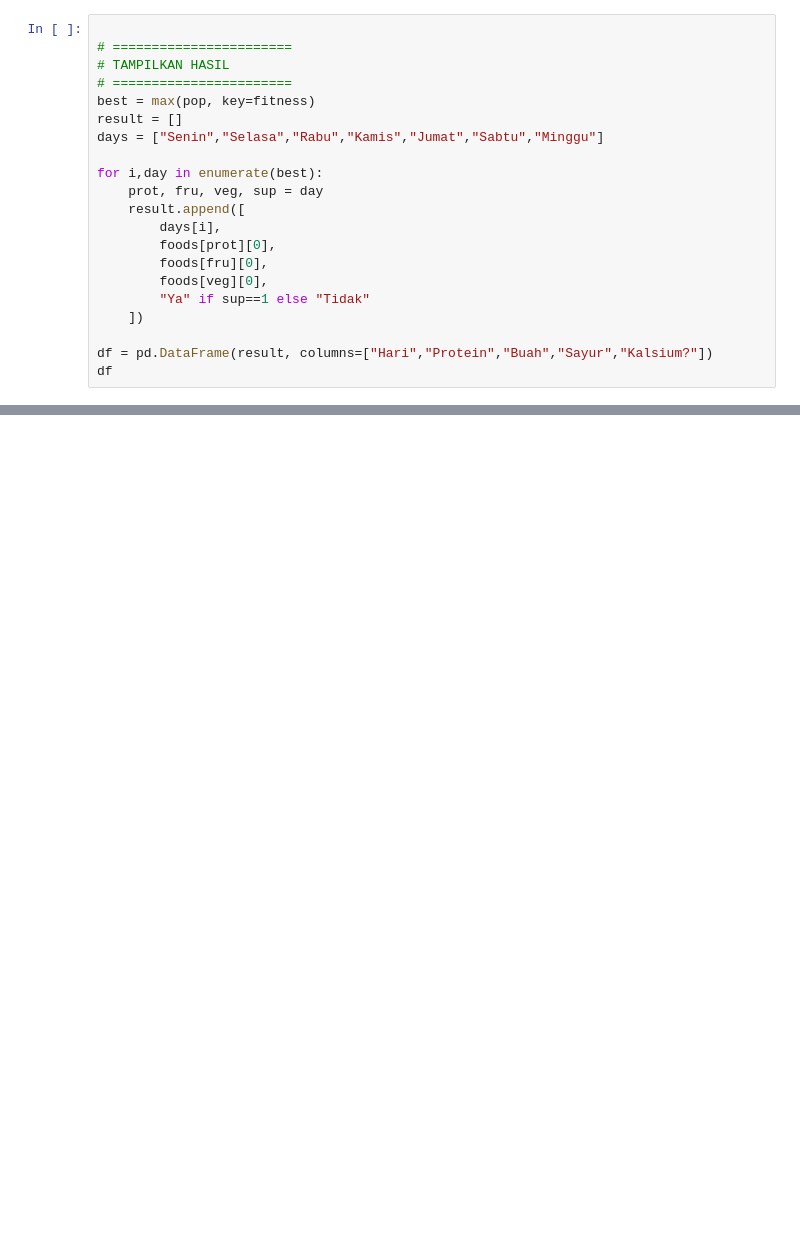
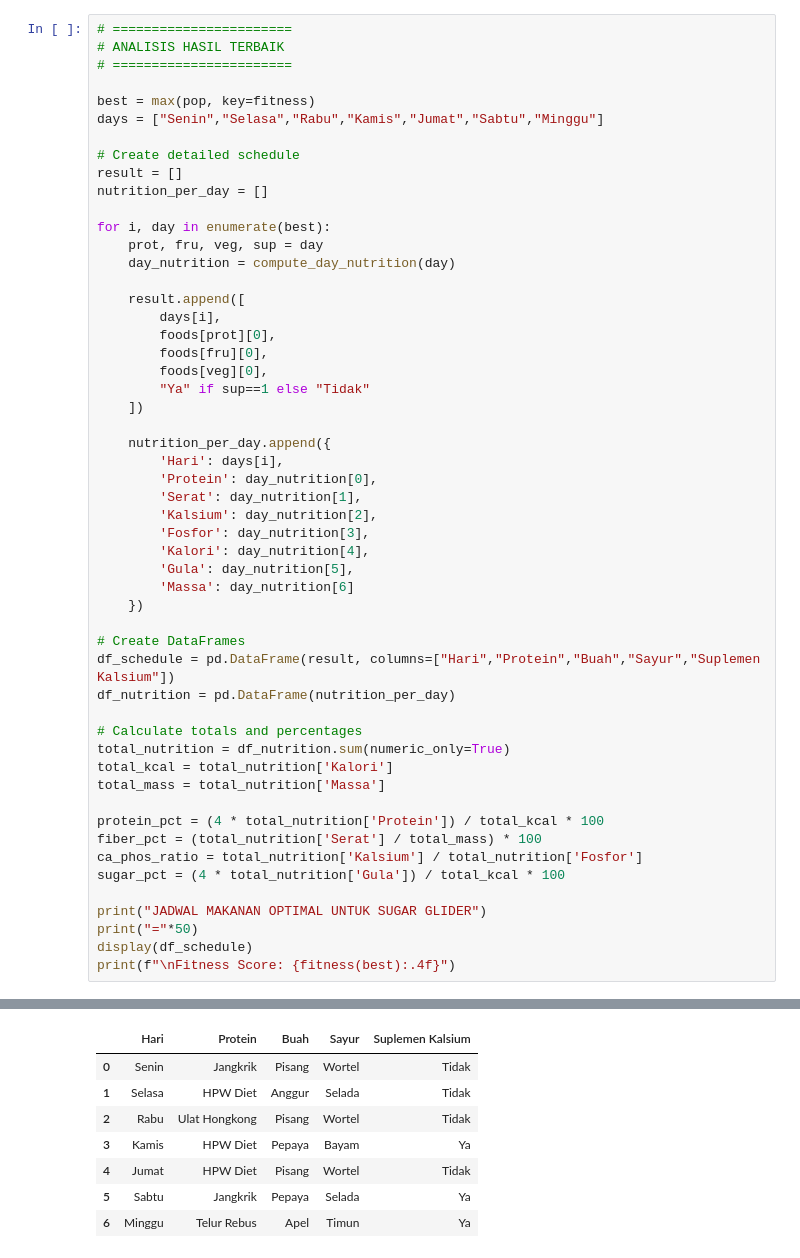
Before and after one commit to Vigian-AI/SugarGliderAlgen, a Jupyter notebook: PenjadwalanMakanSugarGlider.ipynb, the cells around one changed output, grey strips where cells are left out. Saved outputs shown, nothing was run; the diff lists cells and outputs as text; blank space fills up the shorter version.

```diff
--- a/PenjadwalanMakanSugarGlider.ipynb
+++ b/PenjadwalanMakanSugarGlider.ipynb
@@ -146,14 +356,19 @@ for _ in range(GEN):
 # %%
+# =======================
+# ANALISIS HASIL TERBAIK
+# =======================
 
-# =======================
-# TAMPILKAN HASIL
-# =======================
 best = max(pop, key=fitness)
-result = []
 days = ["Senin","Selasa","Rabu","Kamis","Jumat","Sabtu","Minggu"]
 
-for i,day in enumerate(best):
+# Create detailed schedule
+result = []
+nutrition_per_day = []
+
+for i, day in enumerate(best):
     prot, fru, veg, sup = day
+    day_nutrition = compute_day_nutrition(day)
+
     result.append([
         days[i],
         foods[prot][0],
@@ -162,5 +377,33 @@ for i,day in enumerate(best):
         "Ya" if sup==1 else "Tidak"
     ])
 
-df = pd.DataFrame(result, columns=["Hari","Protein","Buah","Sayur","Kalsium?"])
-df
+    nutrition_per_day.append({
+        'Hari': days[i],
+        'Protein': day_nutrition[0],
+        'Serat': day_nutrition[1],
+        'Kalsium': day_nutrition[2],
+        'Fosfor': day_nutrition[3],
+        'Kalori': day_nutrition[4],
+        'Gula': day_nutrition[5],
+        'Massa': day_nutrition[6]
+    })
+
+# Create DataFrames
+df_schedule = pd.DataFrame(result, columns=["Hari","Protein","Buah","Sayur","Suplemen Kalsium"])
+df_nutrition = pd.DataFrame(nutrition_per_day)
+
+# Calculate totals and percentages
+total_nutrition = df_nutrition.sum(numeric_only=True)
+total_kcal = total_nutrition['Kalori']
+total_mass = total_nutrition['Massa']
+
+protein_pct = (4 * total_nutrition['Protein']) / total_kcal * 100
+fiber_pct = (total_nutrition['Serat'] / total_mass) * 100
+ca_phos_ratio = total_nutrition['Kalsium'] / total_nutrition['Fosfor']
+sugar_pct = (4 * total_nutrition['Gula']) / total_kcal * 100
+
+print("JADWAL MAKANAN OPTIMAL UNTUK SUGAR GLIDER")
+print("="*50)
+display(df_schedule)
+print(f"\nFitness Score: {fitness(best):.4f}")
+# %% [output]
@@ -166,0 +412,8 @@ df
+|  | Hari | Protein | Buah | Sayur | Suplemen Kalsium |
+| 0 | Senin | Jangkrik | Pisang | Wortel | Tidak |
+| 1 | Selasa | HPW Diet | Anggur | Selada | Tidak |
+| 2 | Rabu | Ulat Hongkong | Pisang | Wortel | Tidak |
+| 3 | Kamis | HPW Diet | Pepaya | Bayam | Ya |
+| 4 | Jumat | HPW Diet | Pisang | Wortel | Tidak |
+| 5 | Sabtu | Jangkrik | Pepaya | Selada | Ya |
+| 6 | Minggu | Telur Rebus | Apel | Timun | Ya |
```
Also changed, not shown: parts of 15 cells of this notebook, 15 other files.
